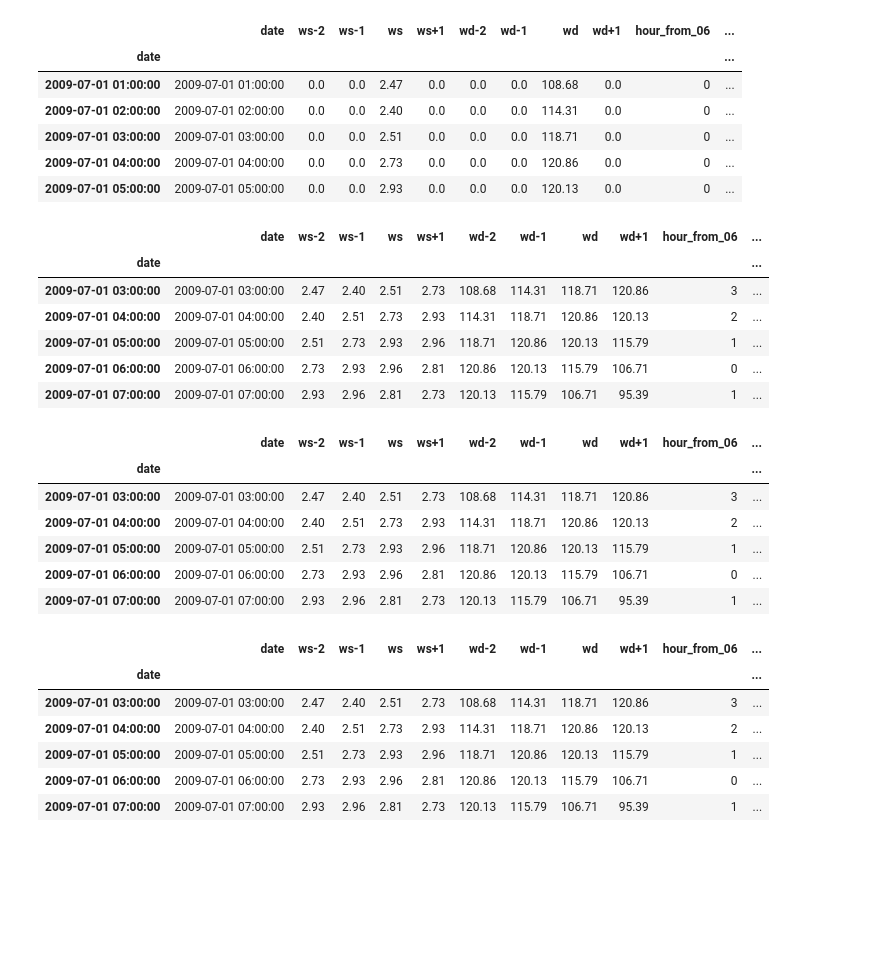
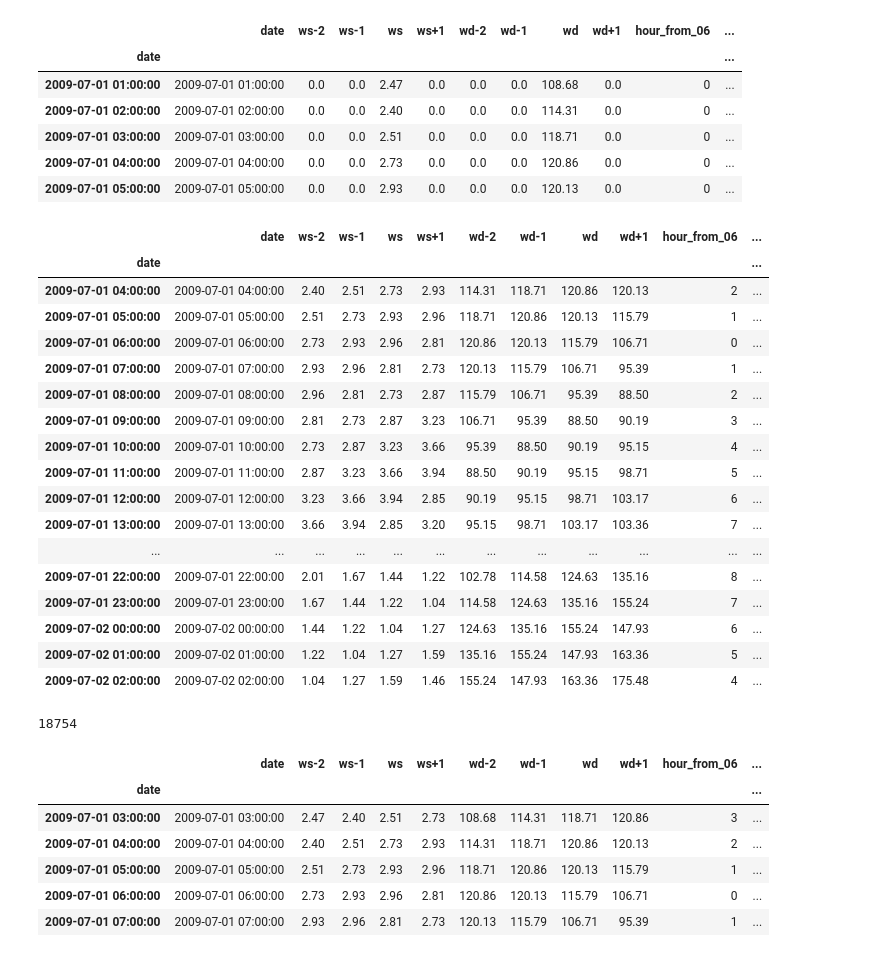
Before and after one commit to Pontius1007/TDT4859, a Jupyter notebook: data_preprocessing.ipynb, the cells around one changed output. Cells and saved outputs as stored; diff of their text form; code cells hidden in the pictures; blank space fills up the shorter version.

```diff
--- a/data_preprocessing.ipynb
+++ b/data_preprocessing.ipynb
@@ -205,6 +205,7 @@ def create_features_v2(df_in, train_df):
     d2 = dt.timedelta(hours=-2)
     d1 = dt.timedelta(hours=-1)
     dp1 = dt.timedelta(hours=1)
+    counthour = 1
 
     for i in df_out['date']:
         # Creating windspeed features:
@@ -224,8 +225,8 @@ def create_features_v2(df_in, train_df):
         df_out.loc[i, 'month'] = df_out.loc[i, 'date'].month
 
         # setting time from 06:00:
-        df_out.loc[i, 'hour_from_06'] = abs(df_out.loc[i, 'date'].hour - 6)
-
+        df_out.loc[i, 'hour_from_06'] = abs(df_out.loc[i, 'date'].hour)
+        df_out.loc[i, 'hour_from_06'] = hoursFrom06(df_out.loc[i, 'hour_from_06'])
 
 
     return df_out
@@ -237,6 +238,12 @@ def prepare_train_data(train_df):
     train_df.set_index('date', drop=False, inplace=True, verify_integrity=True)
 
     return train_df
+
+def hoursFrom06(time):
+    baseline = 6
+    if time > 12:
+        return 12 - abs((time - baseline)-12)
+    return abs(time - baseline)
 # %%
 tdf = remove_overlap(forecast1)
 tdf.head()
@@ -248,7 +255,7 @@ tdf.head()
 | 3 | 2009070100 | 4.0 | 2.73 | 120.86 |
 | 4 | 2009070100 | 5.0 | 2.93 | 120.13 |
 # %%
-test = tdf.iloc[:1000,:]
+test = tdf
 test.head()
 # %% [output]
 |  | date | hors | ws | wd |
@@ -335,25 +328,32 @@ test.head()
 | 2009-07-01 05:00:00 | 2009-07-01 05:00:00 | 0.0 | 0.0 | 2.93 | 0.0 | 0.0 | 0.0 | 120.13 | 0.0 | 0 | ... |
 # %%
 test1 = create_features_v2(test, train)
-test1.head()
-# %% [output]
-|  | date | ws-2 | ws-1 | ws | ws+1 | wd-2 | wd-1 | wd | wd+1 | hour_from_06 | ... |
-| date |  |  |  |  |  |  |  |  |  |  | ... |
-| 2009-07-01 03:00:00 | 2009-07-01 03:00:00 | 2.47 | 2.40 | 2.51 | 2.73 | 108.68 | 114.31 | 118.71 | 120.86 | 3 | ... |
-| 2009-07-01 04:00:00 | 2009-07-01 04:00:00 | 2.40 | 2.51 | 2.73 | 2.93 | 114.31 | 118.71 | 120.86 | 120.13 | 2 | ... |
-| 2009-07-01 05:00:00 | 2009-07-01 05:00:00 | 2.51 | 2.73 | 2.93 | 2.96 | 118.71 | 120.86 | 120.13 | 115.79 | 1 | ... |
-| 2009-07-01 06:00:00 | 2009-07-01 06:00:00 | 2.73 | 2.93 | 2.96 | 2.81 | 120.86 | 120.13 | 115.79 | 106.71 | 0 | ... |
-| 2009-07-01 07:00:00 | 2009-07-01 07:00:00 | 2.93 | 2.96 | 2.81 | 2.73 | 120.13 | 115.79 | 106.71 | 95.39 | 1 | ... |
+# %%
+test1[:][1:24]
+# %% [output]
+|  | date | ws-2 | ws-1 | ws | ws+1 | wd-2 | wd-1 | wd | wd+1 | hour_from_06 | ... |
+| date |  |  |  |  |  |  |  |  |  |  | ... |
+| 2009-07-01 04:00:00 | 2009-07-01 04:00:00 | 2.40 | 2.51 | 2.73 | 2.93 | 114.31 | 118.71 | 120.86 | 120.13 | 2 | ... |
+| 2009-07-01 05:00:00 | 2009-07-01 05:00:00 | 2.51 | 2.73 | 2.93 | 2.96 | 118.71 | 120.86 | 120.13 | 115.79 | 1 | ... |
+| 2009-07-01 06:00:00 | 2009-07-01 06:00:00 | 2.73 | 2.93 | 2.96 | 2.81 | 120.86 | 120.13 | 115.79 | 106.71 | 0 | ... |
+| 2009-07-01 07:00:00 | 2009-07-01 07:00:00 | 2.93 | 2.96 | 2.81 | 2.73 | 120.13 | 115.79 | 106.71 | 95.39 | 1 | ... |
+| 2009-07-01 08:00:00 | 2009-07-01 08:00:00 | 2.96 | 2.81 | 2.73 | 2.87 | 115.79 | 106.71 | 95.39 | 88.50 | 2 | ... |
+| 2009-07-01 09:00:00 | 2009-07-01 09:00:00 | 2.81 | 2.73 | 2.87 | 3.23 | 106.71 | 95.39 | 88.50 | 90.19 | 3 | ... |
+| 2009-07-01 10:00:00 | 2009-07-01 10:00:00 | 2.73 | 2.87 | 3.23 | 3.66 | 95.39 | 88.50 | 90.19 | 95.15 | 4 | ... |
+| 2009-07-01 11:00:00 | 2009-07-01 11:00:00 | 2.87 | 3.23 | 3.66 | 3.94 | 88.50 | 90.19 | 95.15 | 98.71 | 5 | ... |
+| 2009-07-01 12:00:00 | 2009-07-01 12:00:00 | 3.23 | 3.66 | 3.94 | 2.85 | 90.19 | 95.15 | 98.71 | 103.17 | 6 | ... |
+| 2009-07-01 13:00:00 | 2009-07-01 13:00:00 | 3.66 | 3.94 | 2.85 | 3.20 | 95.15 | 98.71 | 103.17 | 103.36 | 7 | ... |
+| ... | ... | ... | ... | ... | ... | ... | ... | ... | ... | ... | ... |
+| 2009-07-01 22:00:00 | 2009-07-01 22:00:00 | 2.01 | 1.67 | 1.44 | 1.22 | 102.78 | 114.58 | 124.63 | 135.16 | 8 | ... |
+| 2009-07-01 23:00:00 | 2009-07-01 23:00:00 | 1.67 | 1.44 | 1.22 | 1.04 | 114.58 | 124.63 | 135.16 | 155.24 | 7 | ... |
+| 2009-07-02 00:00:00 | 2009-07-02 00:00:00 | 1.44 | 1.22 | 1.04 | 1.27 | 124.63 | 135.16 | 155.24 | 147.93 | 6 | ... |
+| 2009-07-02 01:00:00 | 2009-07-02 01:00:00 | 1.22 | 1.04 | 1.27 | 1.59 | 135.16 | 155.24 | 147.93 | 163.36 | 5 | ... |
+| 2009-07-02 02:00:00 | 2009-07-02 02:00:00 | 1.04 | 1.27 | 1.59 | 1.46 | 155.24 | 147.93 | 163.36 | 175.48 | 4 | ... |
 # %%
 test1.head()
+len(test1)
 # %% [output]
-|  | date | ws-2 | ws-1 | ws | ws+1 | wd-2 | wd-1 | wd | wd+1 | hour_from_06 | ... |
-| date |  |  |  |  |  |  |  |  |  |  | ... |
-| 2009-07-01 03:00:00 | 2009-07-01 03:00:00 | 2.47 | 2.40 | 2.51 | 2.73 | 108.68 | 114.31 | 118.71 | 120.86 | 3 | ... |
-| 2009-07-01 04:00:00 | 2009-07-01 04:00:00 | 2.40 | 2.51 | 2.73 | 2.93 | 114.31 | 118.71 | 120.86 | 120.13 | 2 | ... |
-| 2009-07-01 05:00:00 | 2009-07-01 05:00:00 | 2.51 | 2.73 | 2.93 | 2.96 | 118.71 | 120.86 | 120.13 | 115.79 | 1 | ... |
-| 2009-07-01 06:00:00 | 2009-07-01 06:00:00 | 2.73 | 2.93 | 2.96 | 2.81 | 120.86 | 120.13 | 115.79 | 106.71 | 0 | ... |
-| 2009-07-01 07:00:00 | 2009-07-01 07:00:00 | 2.93 | 2.96 | 2.81 | 2.73 | 120.13 | 115.79 | 106.71 | 95.39 | 1 | ... |
+18754
 # %%
 for i in test1['date']:
     test1.loc[i, 'production'] = train.loc[i, 'wp1']
```
Also changed, not shown: parts of 5 cells of this notebook, 1 other file.
